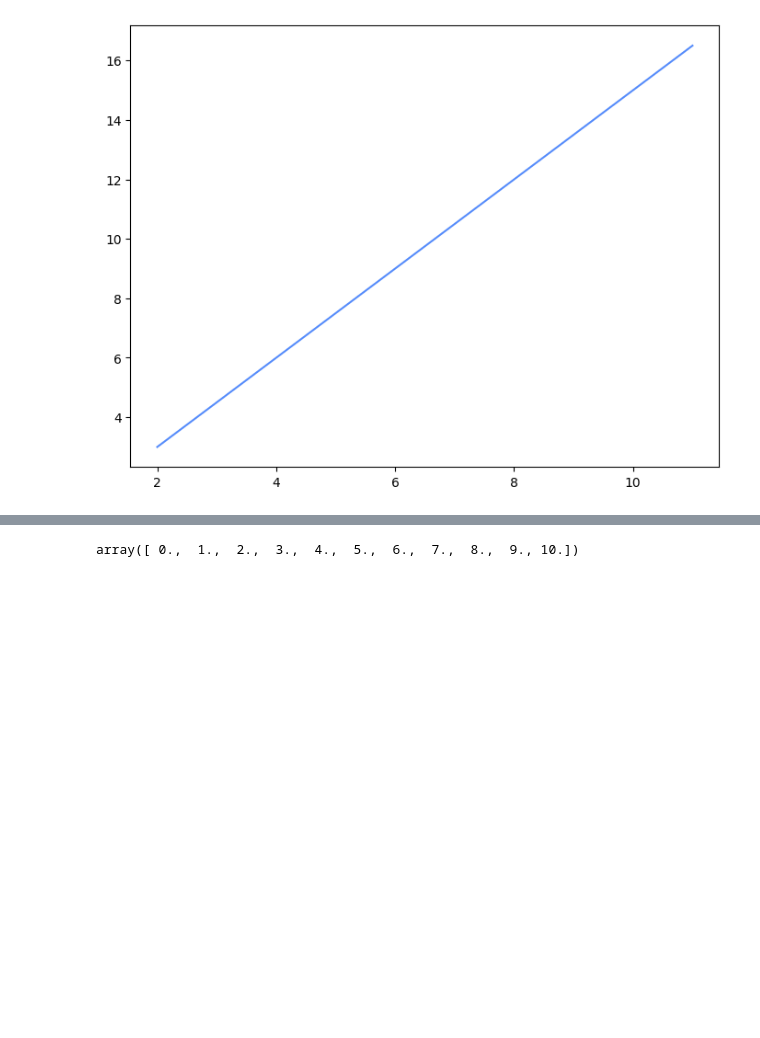
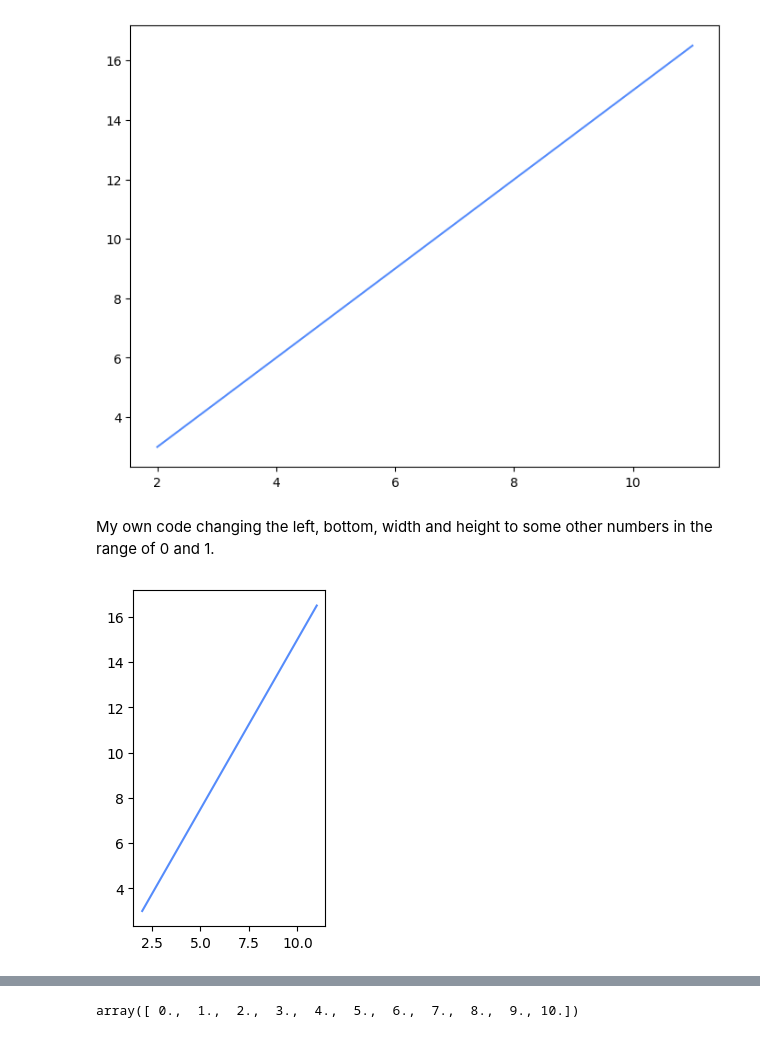
Before and after one commit to nirvana644/IATD-Machine-Learning-Algorithms, a Jupyter notebook: 1_c_MatplotlibRefresher.ipynb, the cells around one changed output, grey strips where cells are left out. Cells and saved outputs as stored; diff of their text form; code cells hidden in the pictures; blank space fills up the shorter version.

```diff
--- a/1_c_MatplotlibRefresher.ipynb
+++ b/1_c_MatplotlibRefresher.ipynb
@@ -82,3 +121,18 @@ axes.plot(x, y)
 plt.show()
 # %% [output]
 [figure]
+# %% [markdown]
+My own code changing the left, bottom, width and height to some other numbers in the range of 0 and 1.
+# %%
+# Create Figure (empty canvas)
+fig = plt.figure()
+
+#numbers in the range of 0 and 1
+axes = fig.add_axes([0.15, 0.15, 0.3, 0.7]) # left, bottom, width, height (range 0 to 1)
+
+# Plot on that set of axes
+axes.plot(x, y)
+
+plt.show()
+# %% [output]
+[figure, added]
```
Also changed, not shown: parts of 18 cells of this notebook, 10 other files.
